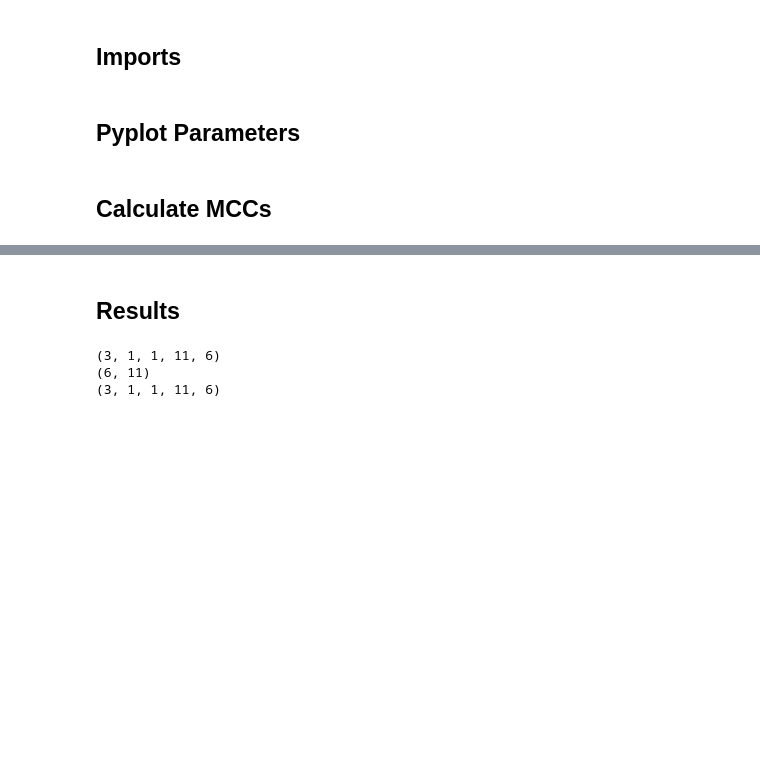
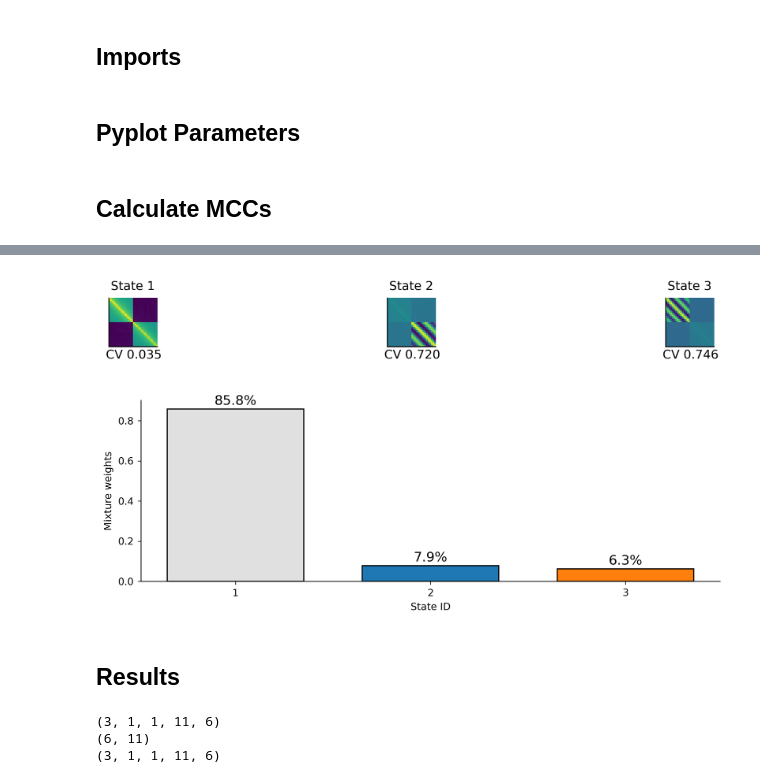
Before and after one commit to GerritFischer/MC-TDE-DP-GMM, a Jupyter notebook: analyze_results.ipynb, the cells around one changed output, grey strips where cells are left out. Saved outputs shown, nothing was run; the diff lists cells and outputs as text; code cells hidden in the pictures; blank space fills up the shorter version.

```diff
--- a/analyze_results.ipynb
+++ b/analyze_results.ipynb
@@ -189,3 +250,74 @@ data shape: (14986, 15)
+# %%
+
+import matplotlib.pyplot as plt
+from nds_toolbox.models.dpgmm_numpyro import fit_DPGMM, truncate, get_states
+
+est_params = res["est_params"]
+trunc_means, trunc_covs, trunc_weights, trunc_info = truncate(est_params['means'], est_params['covs'], est_params['weights'], verbose=False, return_info=True,edge_states_cv=0.9)
+
+fig, ax = plt.subplots(1, trunc_covs.shape[0], figsize=(10, 6), sharex=True, sharey=True)
+fig.set_figheight(1.2)
+
+if trunc_covs.shape[0] == 1:
+        ax.imshow(trunc_covs[0], cmap="viridis")
+        ax.set_title(f"State {i+1}")
+        diag = jnp.diagonal(trunc_covs[0], axis1=-2, axis2=-1)  # (k0, D)
+
+        mu = jnp.mean(diag, axis=-1)
+        sd = jnp.std(diag, axis=-1)
+        cv_diags = sd / (mu + 1e-12)
+        ax.text(15, 37, f"CV {cv_diags :.3f}", ha='center')
+        ax.set_xticks([])
+        ax.set_yticks([])
+else:
+    for i, cov in enumerate(trunc_covs):
+
+        diag = jnp.diagonal(cov, axis1=-2, axis2=-1)  # (k0, D)
+
+        mu = jnp.mean(diag, axis=-1)
+        sd = jnp.std(diag, axis=-1)
+        cv_diags = sd / (mu + 1e-12)
+        ax[i].text(15, 37, f"CV {cv_diags :.3f}", ha='center')
+        ax[i].imshow(cov, cmap="viridis")
+        ax[i].set_title(f"State {i+1}")
+        ax[i].set_xticks([])
+        ax[i].set_yticks([])
+
+plt.show()
+
+cmap = plt.get_cmap("tab10")
+colors = [cmap(i) for i in range(10)]
+grey = ["#E0E0E0"]
+colors = grey + colors
+
+fig, ax = plt.subplots(1, 1, figsize=(8, 3))
+
+for k, w in enumerate(trunc_weights):
+        ax.bar(
+            k,
+            w,
+            width=0.7,
+            color=colors[k],
+            zorder=1,
+            align="center",
+            edgecolor="k",
+        )
+        ax.text(
+            k,
+            w + 0.02,
+            f"{w * 100:.1f}%",
+            ha="center",
+            color="k",
+            fontsize=12,
+        )
+
+ax.set_ylabel("Mixture weights")
+ax.set_xlabel("State ID")
+ax.set_xticks(np.arange(num_effective_states), labels=np.arange(1, num_effective_states + 1))
+plt.show()
+# %% [output]
+[figure, added]
+[figure, added]
 # %% [markdown]
 ## Results
 # %%
```
Also changed, not shown: parts of 5 cells of this notebook, 3 other files.
